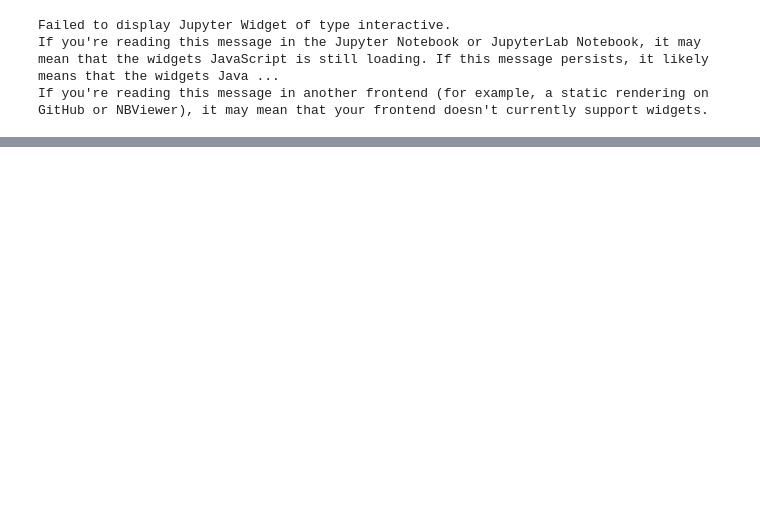
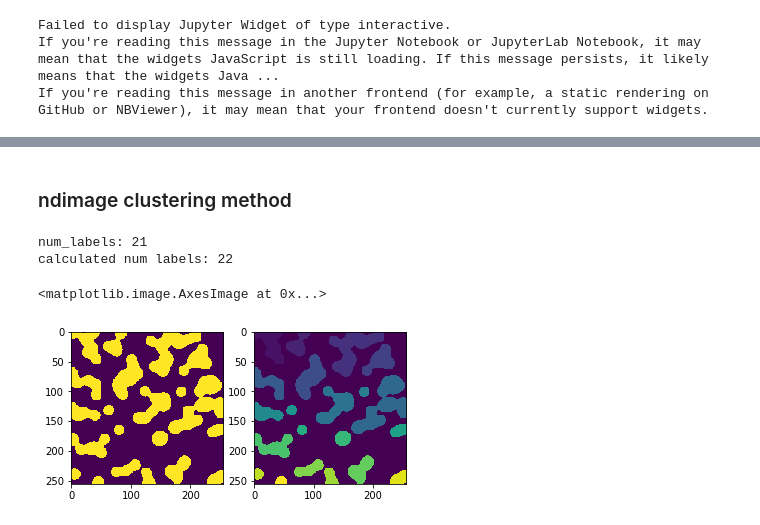
Before and after one commit to sapols/bai-book, a Jupyter notebook: content/labs/lab-glm_3d/index.ipynb, the cells around one changed output, grey strips where cells are left out. Drawn from its saved outputs; the diff is of its cells as text; code cells hidden in the pictures; blank space fills up the shorter version.

```diff
--- a/content/labs/lab-glm_3d/index.ipynb
+++ b/content/labs/lab-glm_3d/index.ipynb
@@ -770,0 +806,30 @@ If you're reading this message in another frontend (for example, a static render
+# %% [markdown]
+### ndimage clustering method
+# %%
+# image = beta_map_motor_vs_cog[:,24,:,5]
+# plt.figure(figsize=(5,5))
+# # plt.imshow(image)
+n = 10
+l = 256
+im = np.zeros((l, l))
+points = l*np.random.random((2, n**2))
+im[(points[0]).astype(np.int), (points[1]).astype(np.int)] = 1
+im = ndimage.gaussian_filter(im, sigma=l/(4.*n))
+mask = im > im.mean()
+
+
+labeled_img, num_labels = ndimage.label(mask)
+
+#print(labeled_img[200])
+print("num_labels: " + str(num_labels))
+print("calculated num labels: " + str(len(np.unique(labeled_img))))
+
+plt.subplot(1,2,1)
+plt.imshow(mask)
+plt.subplot(1,2,2)
+plt.imshow(labeled_img)
+# %% [output]
+num_labels: 21
+calculated num labels: 22
+<matplotlib.image.AxesImage at 0x...>
+[figure, added]
```
Also changed, not shown: parts of 10 cells of this notebook.
